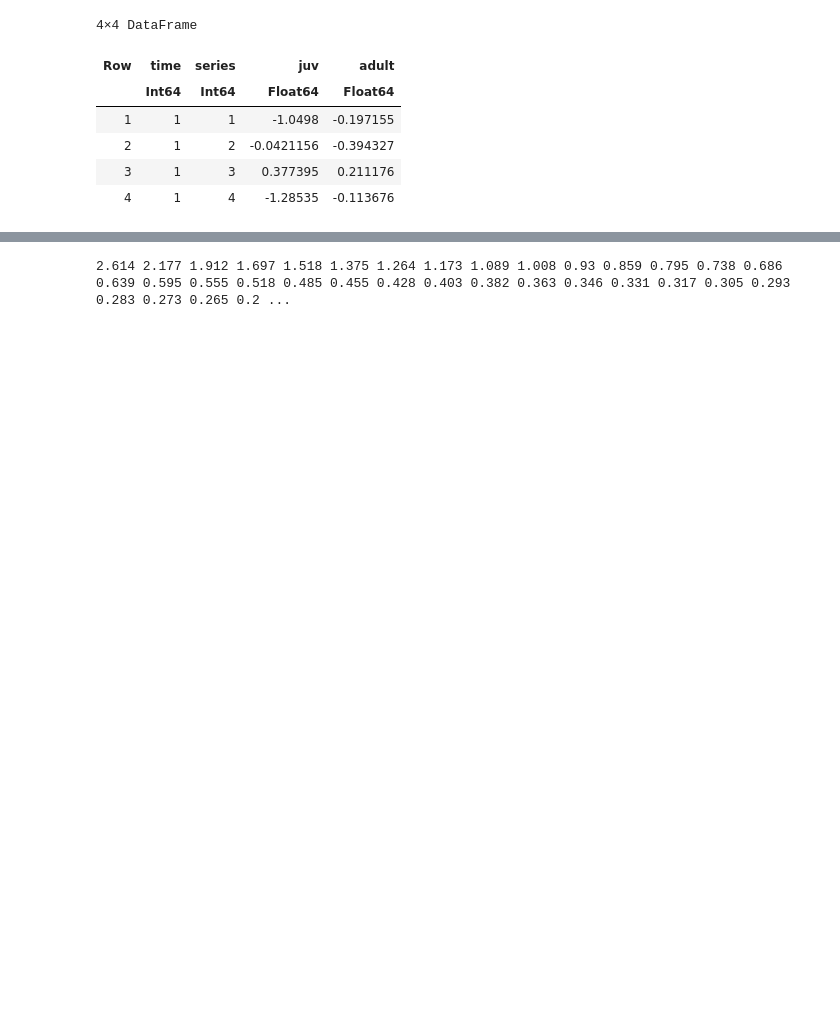
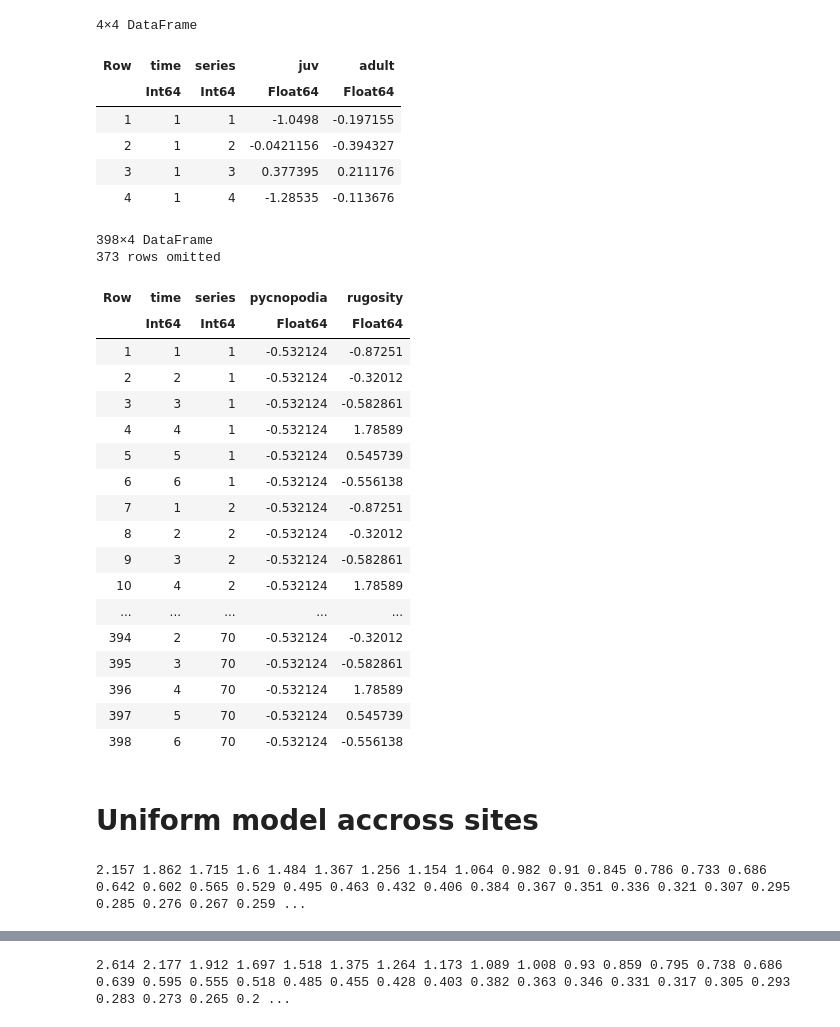
Before and after one commit to Jack-H-Buckner/SpatiallyReplicatedUDEs, a Jupyter notebook: analysis/DiscreteTime.ipynb, the cells around one changed output, grey strips where cells are left out. Drawn from its saved outputs; the diff is of its cells as text; code cells hidden in the pictures; blank space fills up the shorter version.

```diff
--- a/analysis/DiscreteTime.ipynb
+++ b/analysis/DiscreteTime.ipynb
@@ -25,3 +32,26 @@ dat[1:4,:]
 | 2 | 1 | 2 | -0.0421156 | -0.394327 |
 | 3 | 1 | 3 | 0.377395 | 0.211176 |
 | 4 | 1 | 4 | -1.28535 | -0.113676 |
+# %%
+X
+# %% [output]
+398×4 DataFrame
+373 rows omitted
+| Row | time | series | pycnopodia | rugosity |
+|  | Int64 | Int64 | Float64 | Float64 |
+| 1 | 1 | 1 | -0.532124 | -0.87251 |
+| 2 | 2 | 1 | -0.532124 | -0.32012 |
+| 3 | 3 | 1 | -0.532124 | -0.582861 |
+| 4 | 4 | 1 | -0.532124 | 1.78589 |
+| 5 | 5 | 1 | -0.532124 | 0.545739 |
+| 6 | 6 | 1 | -0.532124 | -0.556138 |
+| 7 | 1 | 2 | -0.532124 | -0.87251 |
+| 8 | 2 | 2 | -0.532124 | -0.32012 |
+| 9 | 3 | 2 | -0.532124 | -0.582861 |
+| 10 | 4 | 2 | -0.532124 | 1.78589 |
+| ... | ... | ... | ... | ... |
+| 394 | 2 | 70 | -0.532124 | -0.32012 |
+| 395 | 3 | 70 | -0.532124 | -0.582861 |
+| 396 | 4 | 70 | -0.532124 | 1.78589 |
+| 397 | 5 | 70 | -0.532124 | 0.545739 |
+| 398 | 6 | 70 | -0.532124 | -0.556138 |
@@ -27,0 +62,2 @@ dat[1:4,:]
+# %% [markdown]
+# Uniform model accross sites
@@ -27,0 +82,4 @@ dat[1:4,:]
+# %%
+UniversalDiffEq.gradient_descent!(model_1,step_size = 0.05,maxiter=500, verbose = true)
+# %% [output]
+2.157 1.862 1.715 1.6 1.484 1.367 1.256 1.154 1.064 0.982 0.91 0.845 0.786 0.733 0.686 0.642 0.602 0.565 0.529 0.495 0.463 0.432 0.406 0.384 0.367 0.351 0.336 0.321 0.307 0.295 0.285 0.276 0.267 0.259 ...
```
Also changed, not shown: parts of 25 cells of this notebook.
